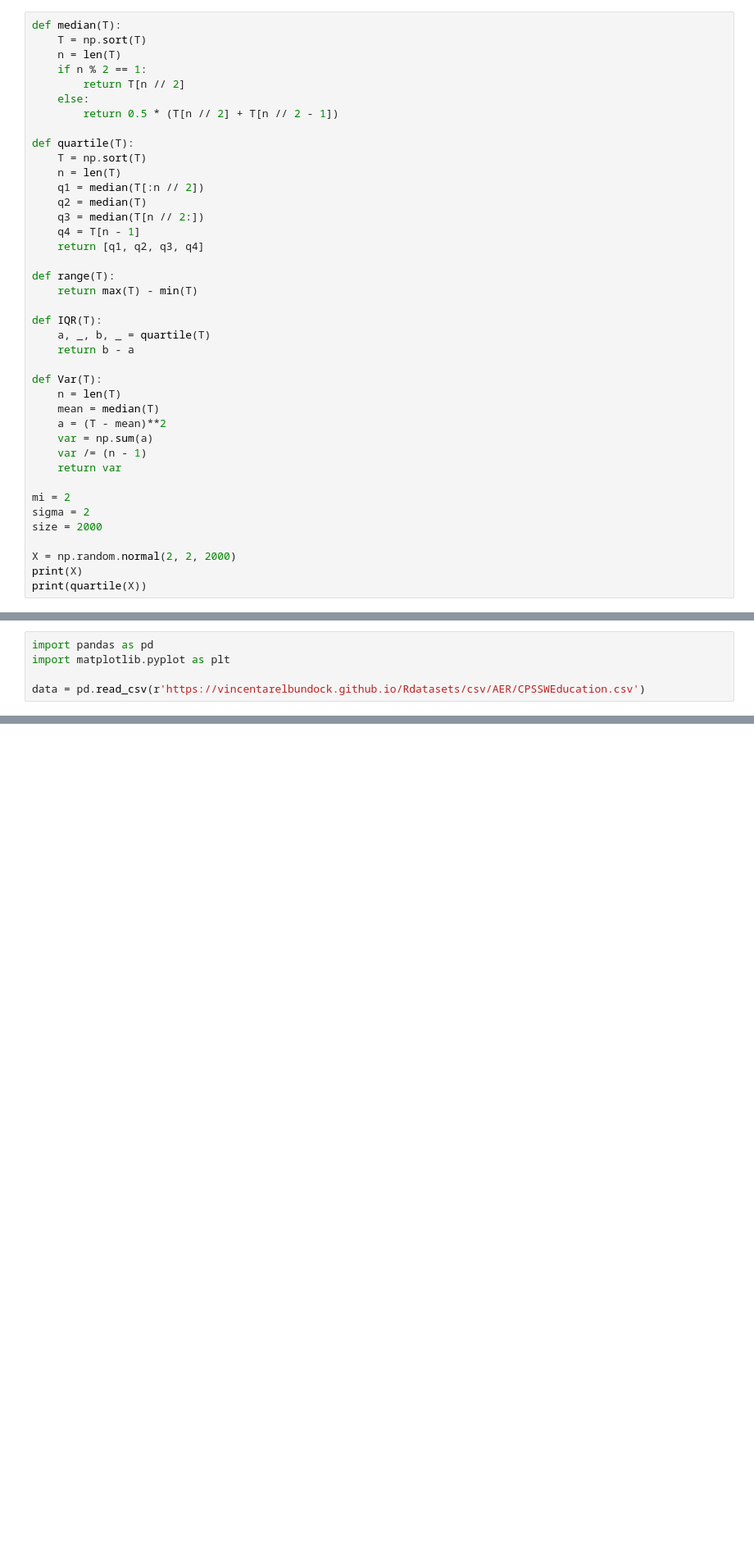
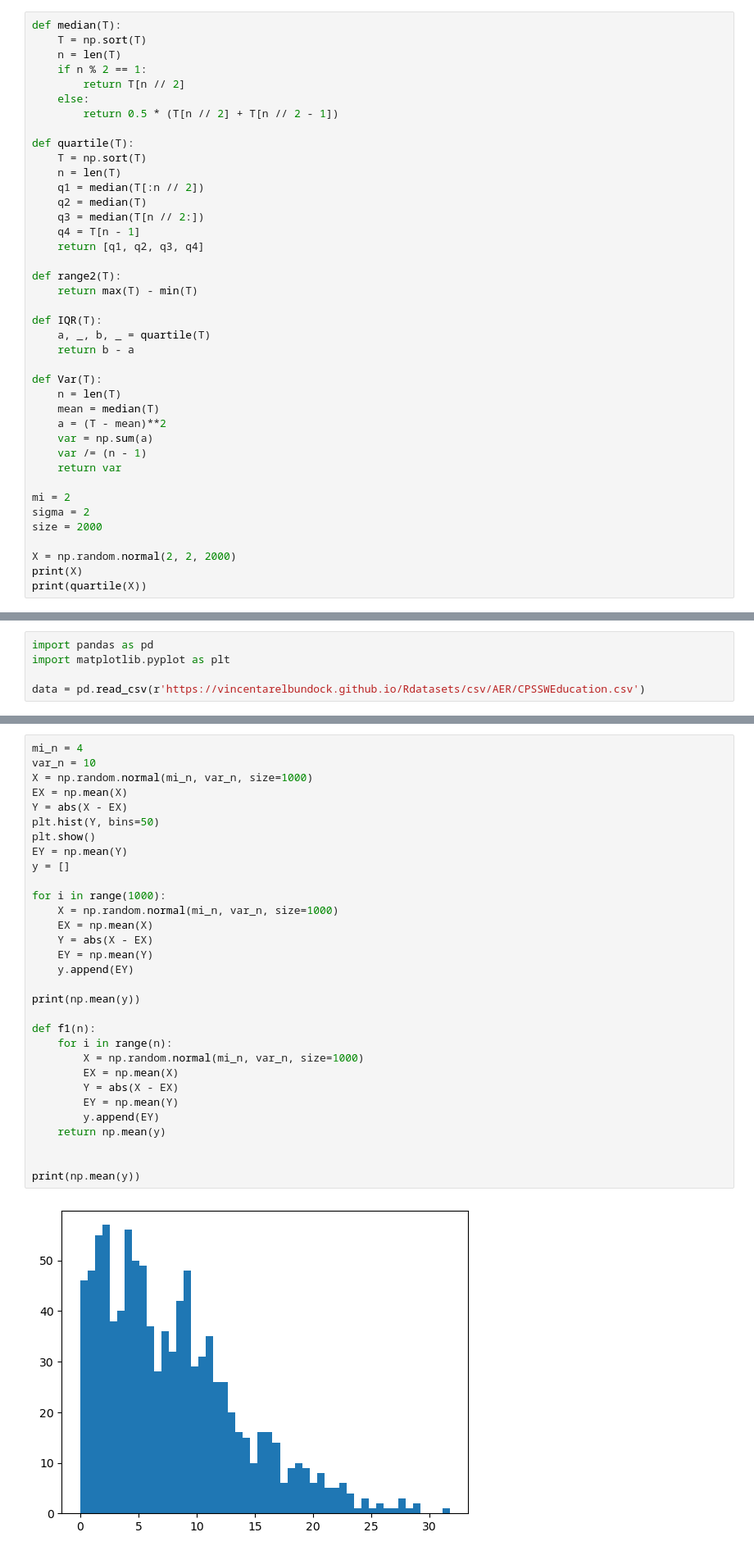
Before and after one commit to KacperPietryka/Statytyka-stosowana, a Jupyter notebook: lista 2.ipynb, the cells around one changed output, grey strips where cells are left out. Shown at 82% size. Drawn from its saved outputs; the diff is of its cells as text; blank space fills up the shorter version.

```diff
--- a/lista 2.ipynb
+++ b/lista 2.ipynb
@@ -26,7 +26,7 @@ def quartile(T):
     q4 = T[n - 1]
     return [q1, q2, q3, q4]
 
-def range(T):
+def range2(T):
     return max(T) - min(T)
 
 def IQR(T):
@@ -159,0 +215,33 @@ AttributeError: 'numpy.ndarray' object has no attribute 'append'
+# %%
+mi_n = 4
+var_n = 10
+X = np.random.normal(mi_n, var_n, size=1000)
+EX = np.mean(X)
+Y = abs(X - EX)
+plt.hist(Y, bins=50)
+plt.show()
+EY = np.mean(Y)
+y = []
+
+for i in range(1000):
+    X = np.random.normal(mi_n, var_n, size=1000)
+    EX = np.mean(X)
+    Y = abs(X - EX)
+    EY = np.mean(Y)
+    y.append(EY)
+
+print(np.mean(y))
+
+def f1(n):
+    for i in range(n):
+        X = np.random.normal(mi_n, var_n, size=1000)
+        EX = np.mean(X)
+        Y = abs(X - EX)
+        EY = np.mean(Y)
+        y.append(EY)
+    return np.mean(y)
+
+
+print(np.mean(y))
+# %% [output]
+[figure, added]
```
Also changed, not shown: parts of 8 cells of this notebook.
